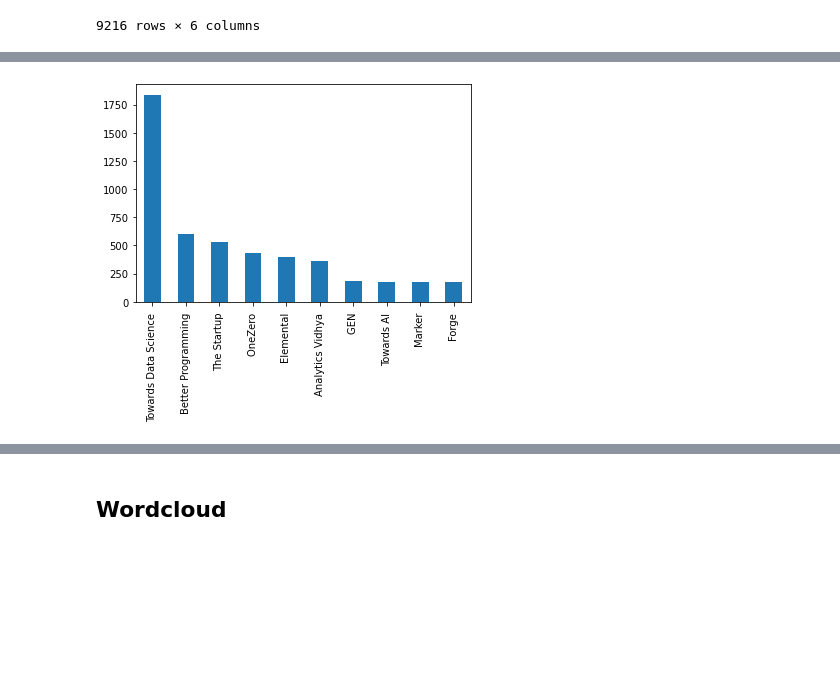
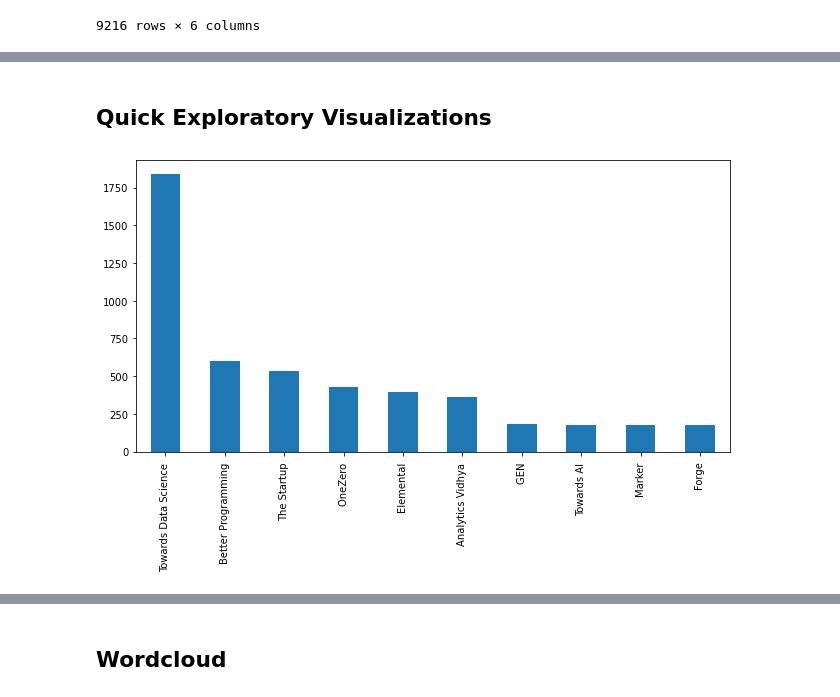
Before and after one commit to sejaldua/digesting-the-digest, a Jupyter notebook: medium-digest-scraper.ipynb, the cells around one changed output, grey strips where cells are left out. Drawn from its saved outputs; the diff is of its cells as text; code cells hidden in the pictures; blank space fills up the shorter version.

```diff
--- a/medium-digest-scraper.ipynb
+++ b/medium-digest-scraper.ipynb
@@ -105,7 +181,12 @@ df.head()
 | 2 | 2021-08-16 11:40:00+00:00 | Building and deploying end-to-end... | In this digital era of smartphone... | Eish Kumar | Towards Data Science | 8 |
 | 3 | 2021-08-16 11:40:00+00:00 | Top 10 Machine Learning Algorithm... | Nowadays businesses are focusing ... | Nora Winkens | Artificial Intelligence in Plain ... | 4 |
 | 4 | 2021-08-16 11:40:00+00:00 | Scraping Tutorial on Airbnb's Web... | Making your first steps in automa... | Thibaud Lamothe | Geek Culture | 13 |
-# %%
-df['Publication'].value_counts().iloc[:10].plot.bar();
-# %% [output]
-[figure, removed]
+# %% [markdown]
+## Quick Exploratory Visualizations
+# %%
+fig = plt.figure(figsize=(9,6))
+df['Publication'].value_counts().iloc[:10].plot.bar();
+plt.tight_layout();
+fig.savefig('./figures/publication_counts.png')
+# %% [output]
+[figure, added]
```
Also changed, not shown: parts of 14 cells of this notebook, 8 other files.
